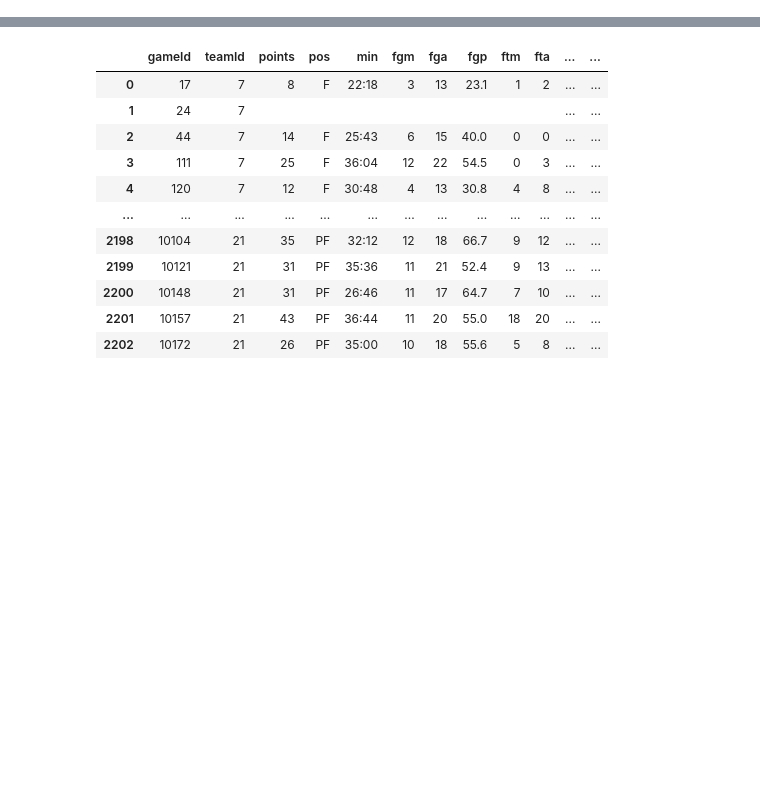
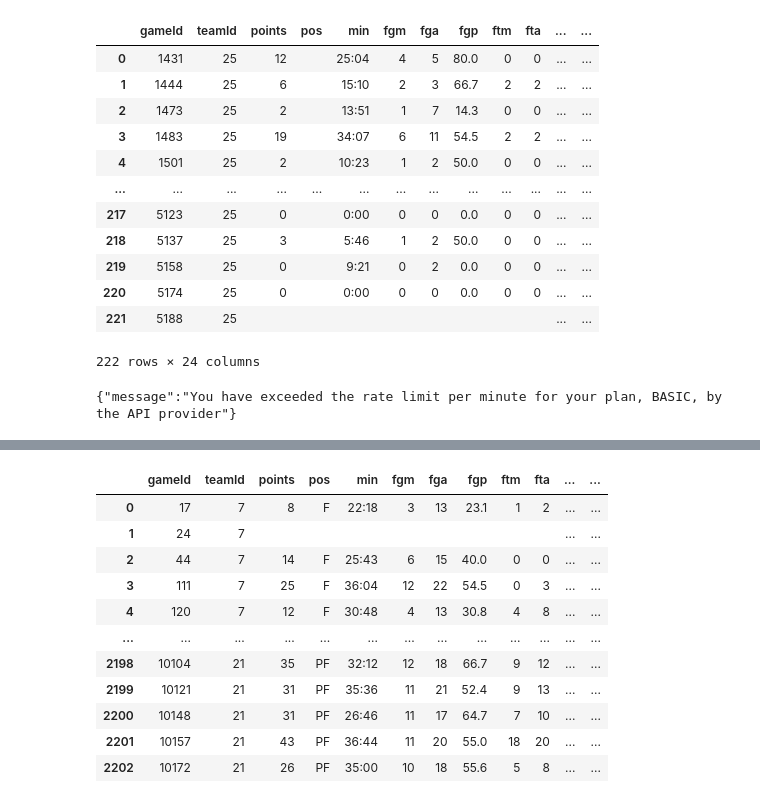
Before and after one commit to JeanPhilPetitFrere/nba_big_project, a Jupyter notebook: code.ipynb, the cells around one changed output, grey strips where cells are left out. Cells and saved outputs as stored; diff of their text form; code cells hidden in the pictures; blank space fills up the shorter version.

```diff
--- a/code.ipynb
+++ b/code.ipynb
@@ -19,22 +19,46 @@ content = json.loads(response.content)
 content['data']
 df = pd.DataFrame(content['data'])""""
 # %%
-def get_stats():
-    import requests
-    import json
-    lst = []
-    playerID = {265:'Lebron James', 153: 'Kevin Durant', 279:'Nikola Jokic', 20: 'Giannis Antetokounmpo'}
-    for x in playerID:
-        url = "https://api-nba-v1.p.rapidapi.com/statistics/players/playerId/"+str(x)
+import requests
 
-        headers = {
-            'x-rapidapi-host': "api-nba-v1.p.rapidapi.com",
-            'x-rapidapi-key': "38930cb347msh0647b50209ab3bfp1bd38djsnfdc6e7ea537d"
-            }
+url = "https://api-nba-v1.p.rapidapi.com/statistics/players/playerId/1"
 
-        response = requests.request("GET", url, headers=headers)
-        content = json.loads(response.content)
-        df = pd.DataFrame(content['api']['statistics'])
-        df['player_name'] = playerID[x]
-        lst.append(df)
-    return pd.concat([*lst], ignore_index=True)
+headers = {
+    'x-rapidapi-host': "api-nba-v1.p.rapidapi.com",
+    'x-rapidapi-key': "38930cb347msh0647b50209ab3bfp1bd38djsnfdc6e7ea537d"
+    }
+
+response = requests.request("GET", url, headers=headers)
+content = json.loads(response.content)
+df = pd.DataFrame(content['api']['statistics'])
+# %%
+df
+# %% [output]
+|  | gameId | teamId | points | pos | min | fgm | fga | fgp | ftm | fta | ... | ... |
+| 0 | 1431 | 25 | 12 |  | 25:04 | 4 | 5 | 80.0 | 0 | 0 | ... | ... |
+| 1 | 1444 | 25 | 6 |  | 15:10 | 2 | 3 | 66.7 | 2 | 2 | ... | ... |
+| 2 | 1473 | 25 | 2 |  | 13:51 | 1 | 7 | 14.3 | 0 | 0 | ... | ... |
+| 3 | 1483 | 25 | 19 |  | 34:07 | 6 | 11 | 54.5 | 2 | 2 | ... | ... |
+| 4 | 1501 | 25 | 2 |  | 10:23 | 1 | 2 | 50.0 | 0 | 0 | ... | ... |
+| ... | ... | ... | ... | ... | ... | ... | ... | ... | ... | ... | ... | ... |
+| 217 | 5123 | 25 | 0 |  | 0:00 | 0 | 0 | 0.0 | 0 | 0 | ... | ... |
+| 218 | 5137 | 25 | 3 |  | 5:46 | 1 | 2 | 50.0 | 0 | 0 | ... | ... |
+| 219 | 5158 | 25 | 0 |  | 9:21 | 0 | 2 | 0.0 | 0 | 0 | ... | ... |
+| 220 | 5174 | 25 | 0 |  | 0:00 | 0 | 0 | 0.0 | 0 | 0 | ... | ... |
+| 221 | 5188 | 25 |  |  |  |  |  |  |  |  | ... | ... |
+222 rows × 24 columns
+# %%
+import requests
+
+url = "https://api-nba-v1.p.rapidapi.com/players/playerId/"+str(11)
+
+headers = {
+    'x-rapidapi-host': "api-nba-v1.p.rapidapi.com",
+    'x-rapidapi-key': "38930cb347msh0647b50209ab3bfp1bd38djsnfdc6e7ea537d"
+    }
+
+response = requests.request("GET", url, headers=headers)
+
+print(response.text)
+# %% [output]
+{"message":"You have exceeded the rate limit per minute for your plan, BASIC, by the API provider"}
```
Also changed, not shown: parts of 10 cells of this notebook.
